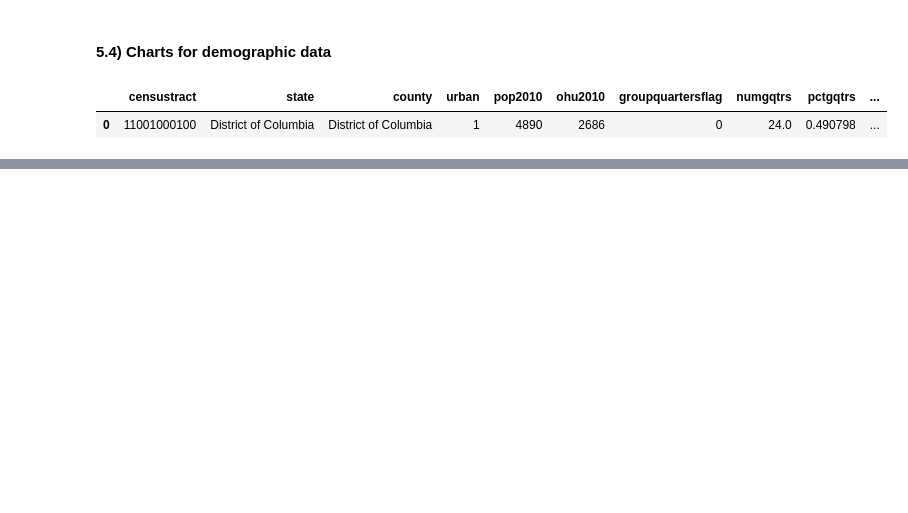
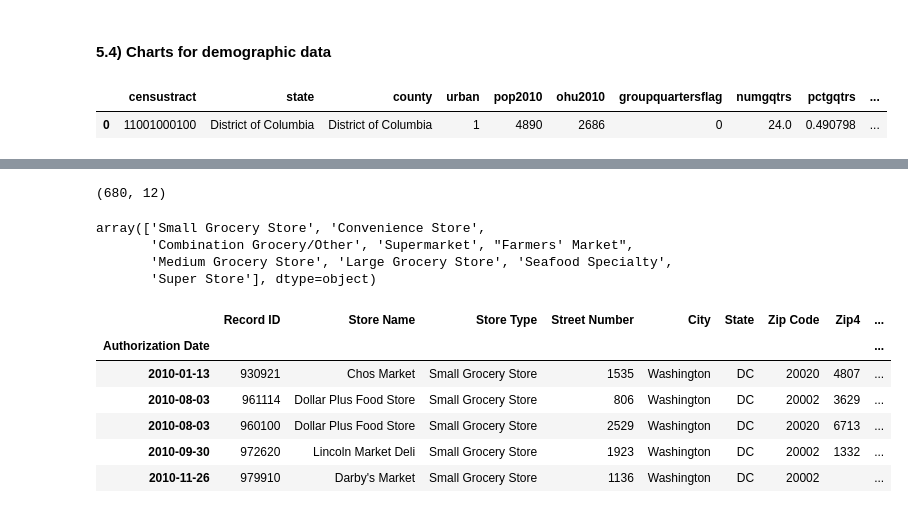
Before and after one commit to derryzrli/food-insecurity-analysis, a Jupyter notebook: code/01_cleaning.ipynb, the cells around one changed output, grey strips where cells are left out. Cells and saved outputs as stored; diff of their text form; code cells hidden in the pictures; blank space fills up the shorter version.

```diff
--- a/code/01_cleaning.ipynb
+++ b/code/01_cleaning.ipynb
@@ -660,0 +667,3 @@ plt.title("DC Hispanic population living in food deserts + accessible areas");
+# %%
+dc_stores = allstores[allstores['State'] == 'DC']
+dc_stores.head(2)
@@ -660,0 +695,10 @@ plt.title("DC Hispanic population living in food deserts + accessible areas");
+# %%
+dc_stores = dc_stores.drop(columns=['Additional Address','Street Name'])
+# %%
+dc_stores_range = dc_stores.loc['2010':'2019']
+# %%
+dc_stores_range.shape
+# %% [output]
+(680, 12)
+# %%
+dc2010_stores = dc_stores_range.loc['2010']
@@ -660,0 +707,17 @@ plt.title("DC Hispanic population living in food deserts + accessible areas");
+# %%
+dc2010_stores['Store Type'].unique()
+# %% [output]
+array(['Small Grocery Store', 'Convenience Store',
+       'Combination Grocery/Other', 'Supermarket', "Farmers' Market",
+       'Medium Grocery Store', 'Large Grocery Store', 'Seafood Specialty',
+       'Super Store'], dtype=object)
+# %%
+dc2010_stores[dc2010_stores['Store Type'] == 'Small Grocery Store']
+# %% [output]
+|  | Record ID | Store Name | Store Type | Street Number | City | State | Zip Code | Zip4 | ... |
+| Authorization Date |  |  |  |  |  |  |  |  | ... |
+| 2010-01-13 | 930921 | Chos Market | Small Grocery Store | 1535 | Washington | DC | 20020 | 4807 | ... |
+| 2010-08-03 | 961114 | Dollar Plus Food Store | Small Grocery Store | 806 | Washington | DC | 20002 | 3629 | ... |
+| 2010-08-03 | 960100 | Dollar Plus Food Store | Small Grocery Store | 2529 | Washington | DC | 20020 | 6713 | ... |
+| 2010-09-30 | 972620 | Lincoln Market Deli | Small Grocery Store | 1923 | Washington | DC | 20002 | 1332 | ... |
+| 2010-11-26 | 979910 | Darby's Market | Small Grocery Store | 1136 | Washington | DC | 20002 |  | ... |
```
Also changed, not shown: parts of 62 cells of this notebook, 23 other files.
